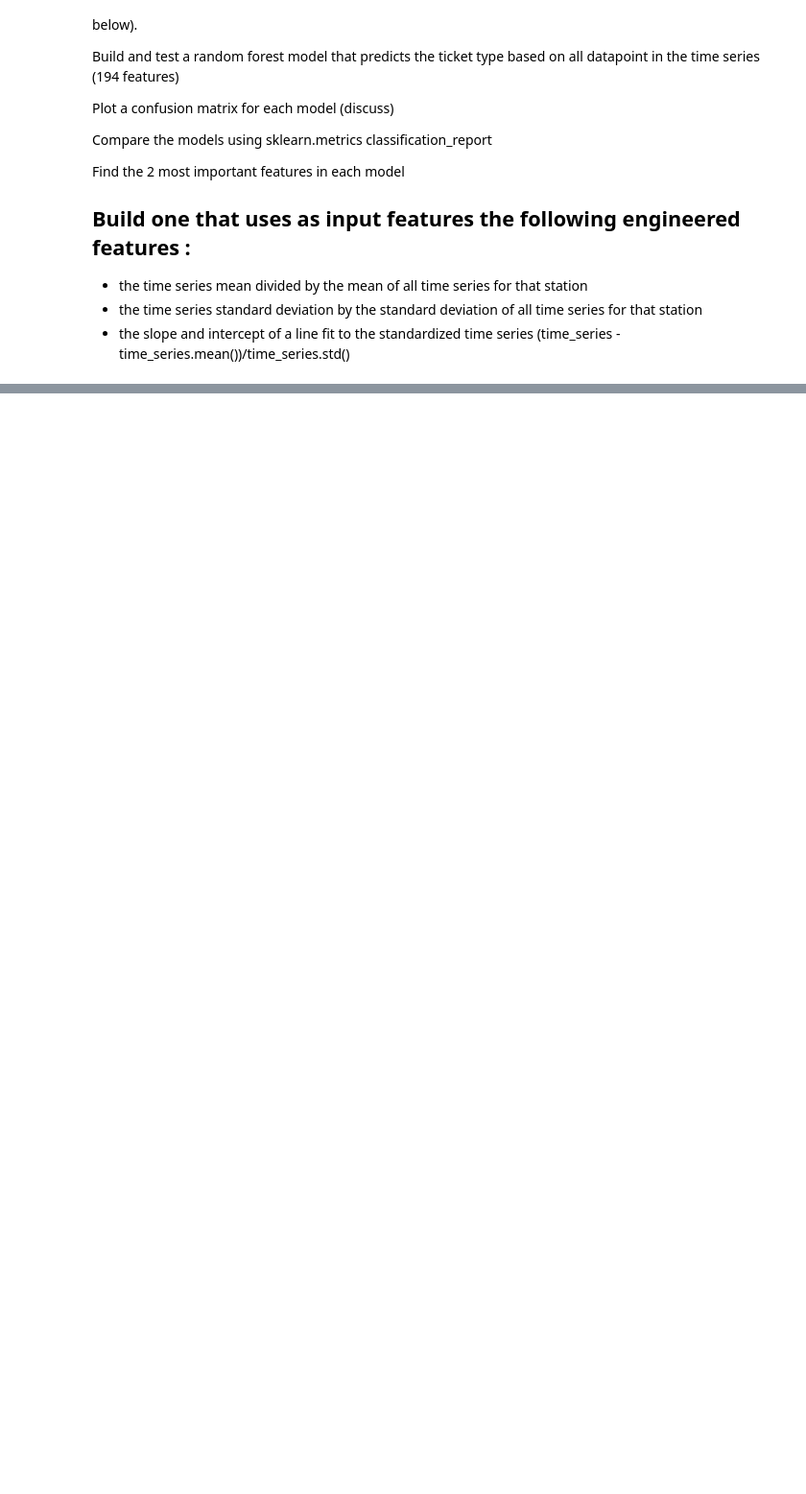
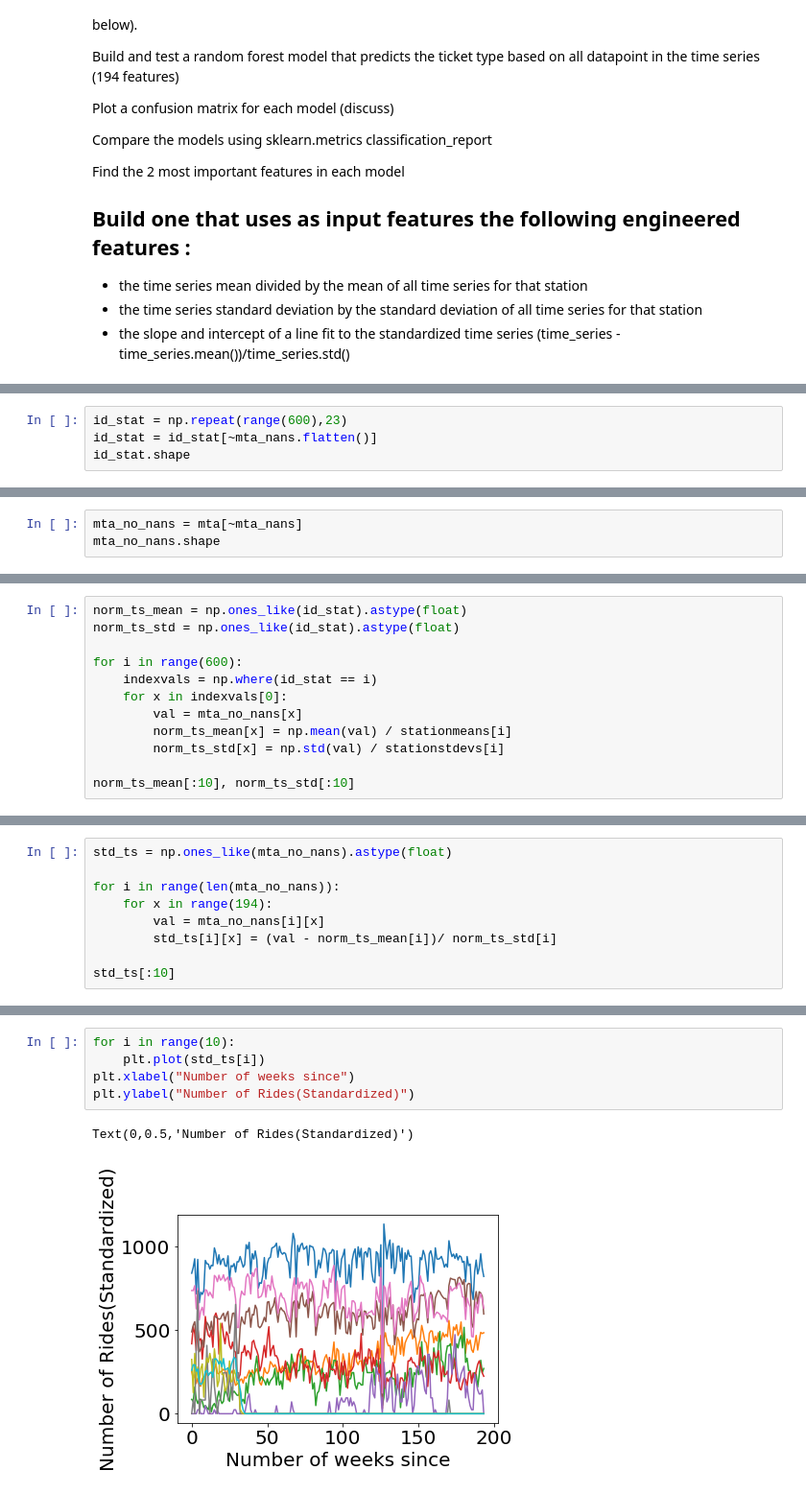
Before and after one commit to SohamMody/PUI2018_srm699, a Jupyter notebook: HW11_srm699/HW11_Assignment1.ipynb, the cells around one changed output, grey strips where cells are left out. Shown at 96% size. Cells and saved outputs as stored; diff of their text form; blank space fills up the shorter version.

```diff
--- a/HW11_srm699/HW11_Assignment1.ipynb
+++ b/HW11_srm699/HW11_Assignment1.ipynb
@@ -565,0 +465,4 @@ avg / total       0.74      0.74      0.73      3075
+# %%
+id_stat = np.repeat(range(600),23)
+id_stat = id_stat[~mta_nans.flatten()]
+id_stat.shape
@@ -565,0 +471,3 @@ avg / total       0.74      0.74      0.73      3075
+# %%
+mta_no_nans = mta[~mta_nans]
+mta_no_nans.shape
@@ -565,0 +476,12 @@ avg / total       0.74      0.74      0.73      3075
+# %%
+norm_ts_mean = np.ones_like(id_stat).astype(float)
+norm_ts_std = np.ones_like(id_stat).astype(float)
+
+for i in range(600):
+    indexvals = np.where(id_stat == i)
+    for x in indexvals[0]:
+        val = mta_no_nans[x]
+        norm_ts_mean[x] = np.mean(val) / stationmeans[i]
+        norm_ts_std[x] = np.std(val) / stationstdevs[i]
+
+norm_ts_mean[:10], norm_ts_std[:10]
@@ -565,0 +496,9 @@ avg / total       0.74      0.74      0.73      3075
+# %%
+std_ts = np.ones_like(mta_no_nans).astype(float)
+
+for i in range(len(mta_no_nans)):
+    for x in range(194):
+        val = mta_no_nans[i][x]
+        std_ts[i][x] = (val - norm_ts_mean[i])/ norm_ts_std[i]
+
+std_ts[:10]
@@ -565,0 +519,8 @@ avg / total       0.74      0.74      0.73      3075
+# %%
+for i in range(10):
+    plt.plot(std_ts[i])
+plt.xlabel("Number of weeks since")
+plt.ylabel("Number of Rides(Standardized)")
+# %% [output]
+Text(0,0.5,'Number of Rides(Standardized)')
+[figure, added]
```
Also changed, not shown: parts of 38 cells of this notebook.
